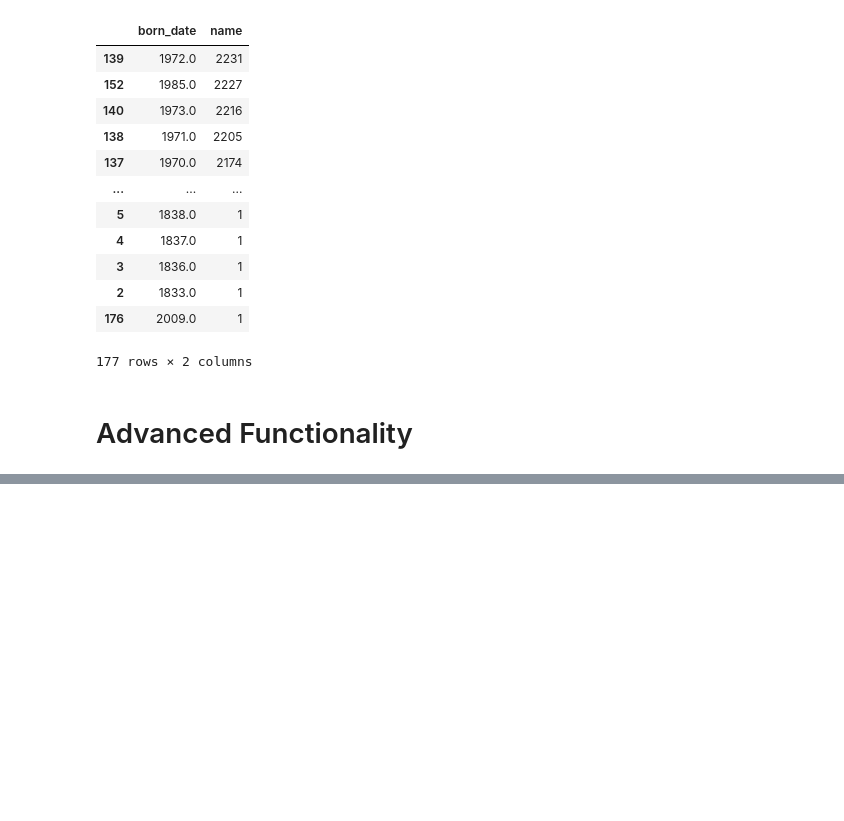
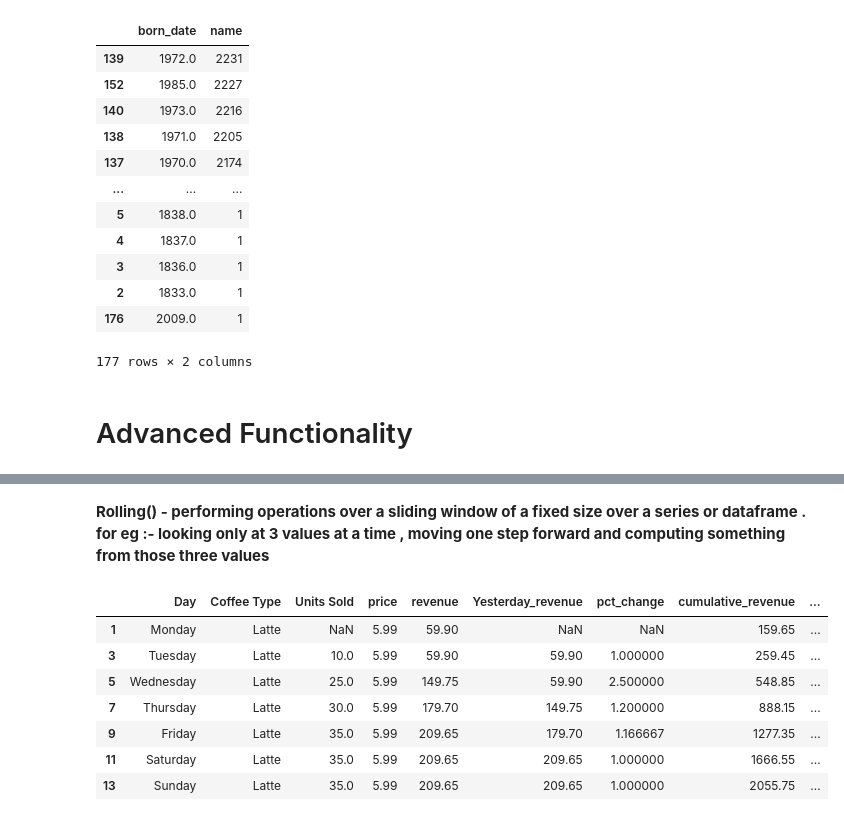
Before and after one commit to web-wizard-web/Python_for_AI_and_ML, a Jupyter notebook: Pandas/pandas.ipynb, the cells around one changed output, grey strips where cells are left out. Drawn from its saved outputs; the diff is of its cells as text; code cells hidden in the pictures; blank space fills up the shorter version.

```diff
--- a/Pandas/pandas.ipynb
+++ b/Pandas/pandas.ipynb
@@ -1314,0 +1427,16 @@ bios.groupby(bios["born_date"].dt.year)["name"].count().reset_index().sort_value
+# %% [markdown]
+**Rolling() - performing operations over a sliding window of a fixed size over a series or dataframe . for eg :- looking only at 3 values at a time , moving one step forward and computing something from those three values**
+# %%
+latte = coffee[coffee["Coffee Type"]=="Latte"].copy()
+latte["3_day"]=latte["Units Sold"].rolling(3).sum()
+
+latte
+# %% [output]
+|  | Day | Coffee Type | Units Sold | price | revenue | Yesterday_revenue | pct_change | cumulative_revenue | ... |
+| 1 | Monday | Latte | NaN | 5.99 | 59.90 | NaN | NaN | 159.65 | ... |
+| 3 | Tuesday | Latte | 10.0 | 5.99 | 59.90 | 59.90 | 1.000000 | 259.45 | ... |
+| 5 | Wednesday | Latte | 25.0 | 5.99 | 149.75 | 59.90 | 2.500000 | 548.85 | ... |
+| 7 | Thursday | Latte | 30.0 | 5.99 | 179.70 | 149.75 | 1.200000 | 888.15 | ... |
+| 9 | Friday | Latte | 35.0 | 5.99 | 209.65 | 179.70 | 1.166667 | 1277.35 | ... |
+| 11 | Saturday | Latte | 35.0 | 5.99 | 209.65 | 209.65 | 1.000000 | 1666.55 | ... |
+| 13 | Sunday | Latte | 35.0 | 5.99 | 209.65 | 209.65 | 1.000000 | 2055.75 | ... |
```
Also changed, not shown: parts of 18 cells of this notebook.
